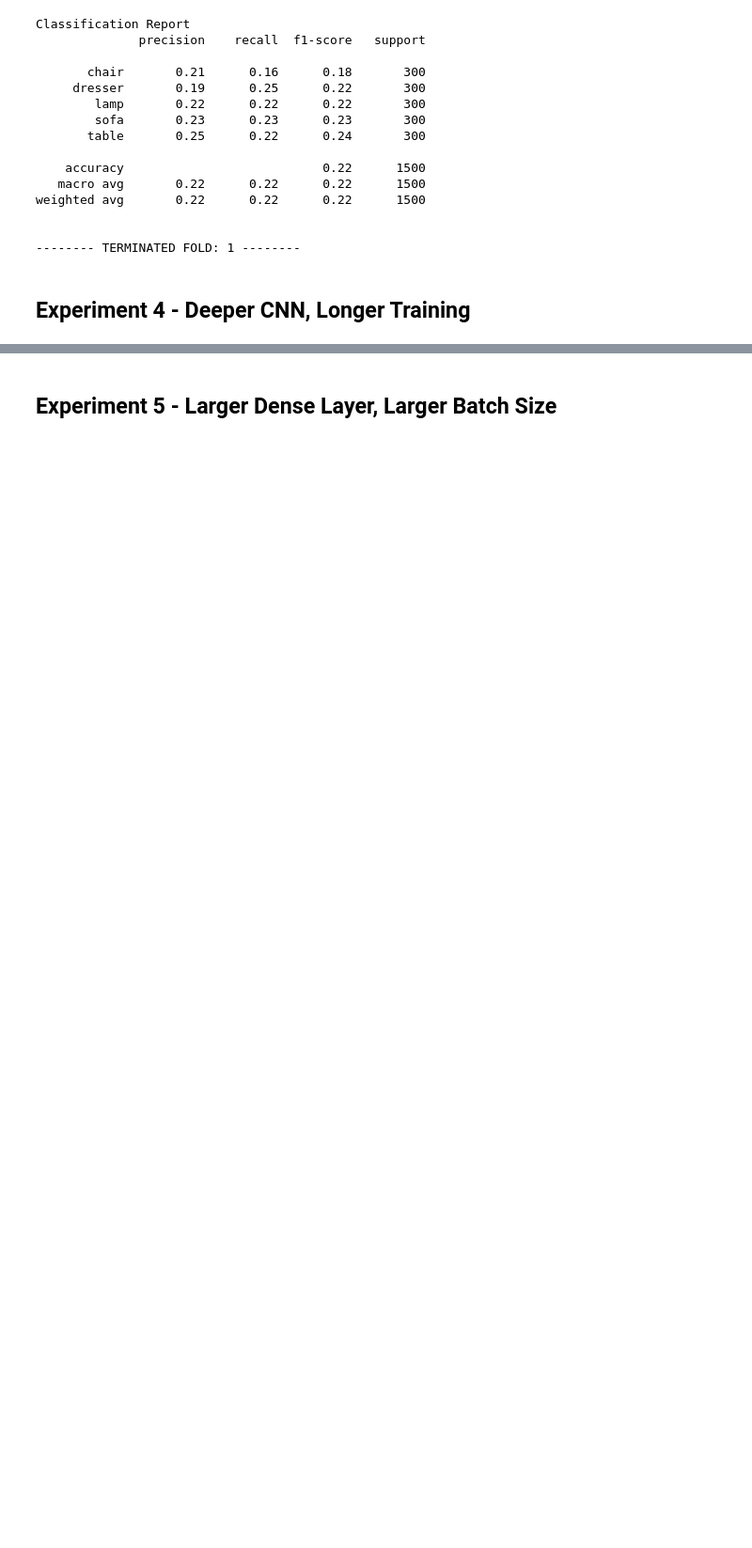
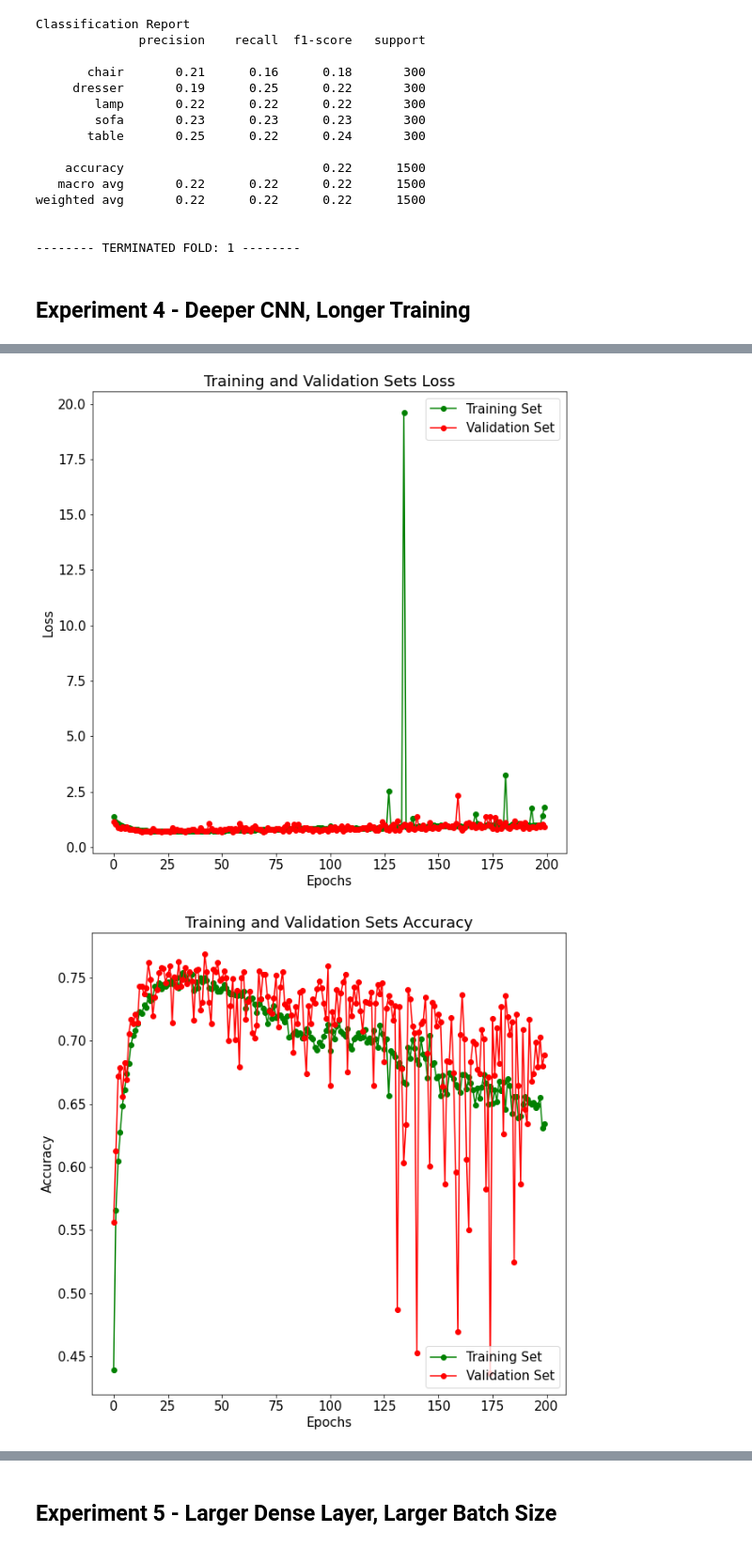
Before and after one commit to rambodrahmani/deep-learning, a Jupyter notebook: jupyter/Task2-Training-from-scratch-images.ipynb, the cells around one changed output, grey strips where cells are left out. Shown at 94% size. Saved outputs shown, nothing was run; the diff lists cells and outputs as text; code cells hidden in the pictures; blank space fills up the shorter version.

```diff
--- a/jupyter/Task2-Training-from-scratch-images.ipynb
+++ b/jupyter/Task2-Training-from-scratch-images.ipynb
@@ -354,7 +354,7 @@ layers = [
 ]
 
 # train, validate and test
-images_kfold_validation(model_name="Experiment-4", n_splits=6, test_size=0.10,
+images_kfold_validation_layers(model_name="Experiment-4", n_splits=6, test_size=0.10,
                         shuffle=True, layers=layers, learning_rate=0.001,
                         decay=1e-6, target_size=TARGET_SIZE, epochs=200,
                         batch_size=64, one_fold=True, resample_data=3000, augment=True)
@@ -414,0 +415,2 @@ Epoch 25/200
+[figure, added]
+[figure, added]
```
Also changed, not shown: parts of 32 cells of this notebook, 55 other files.
